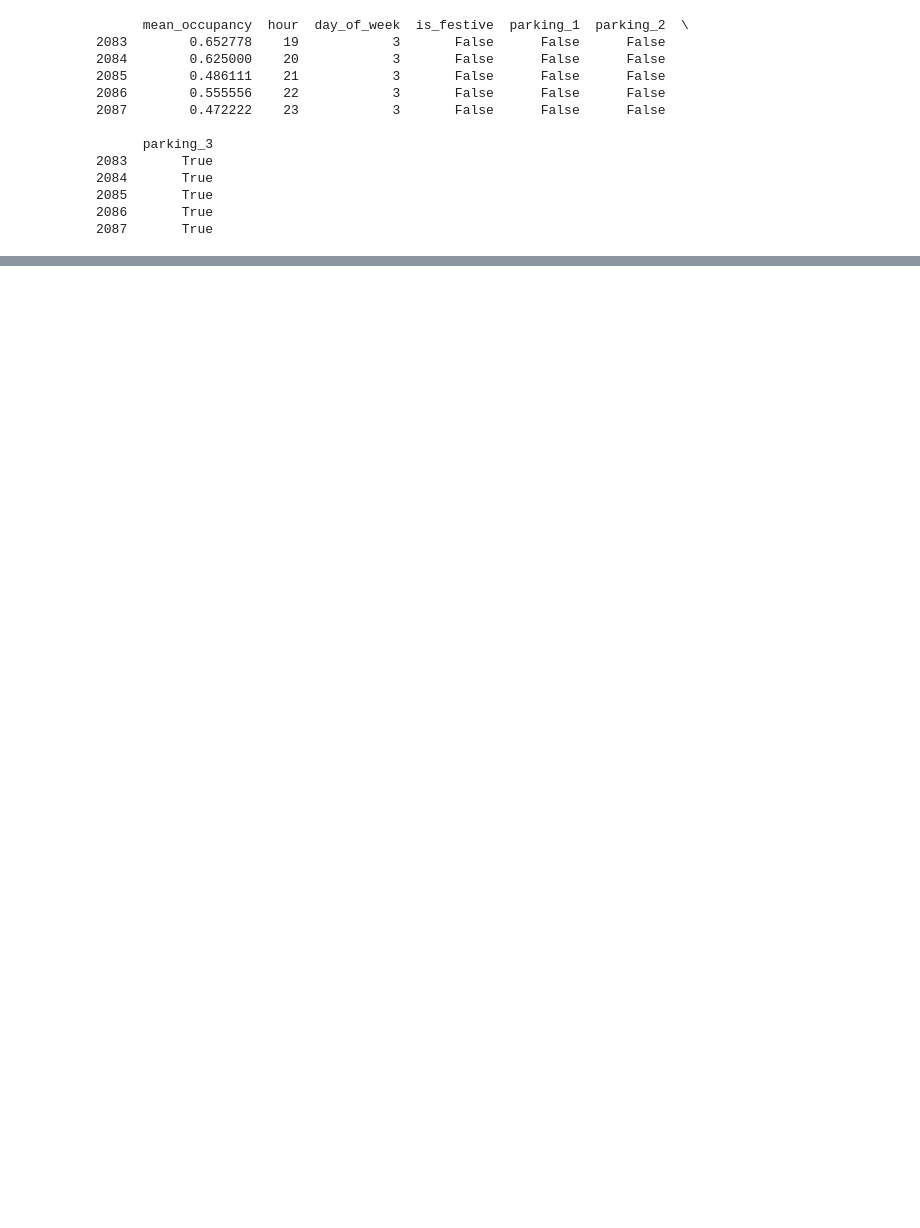
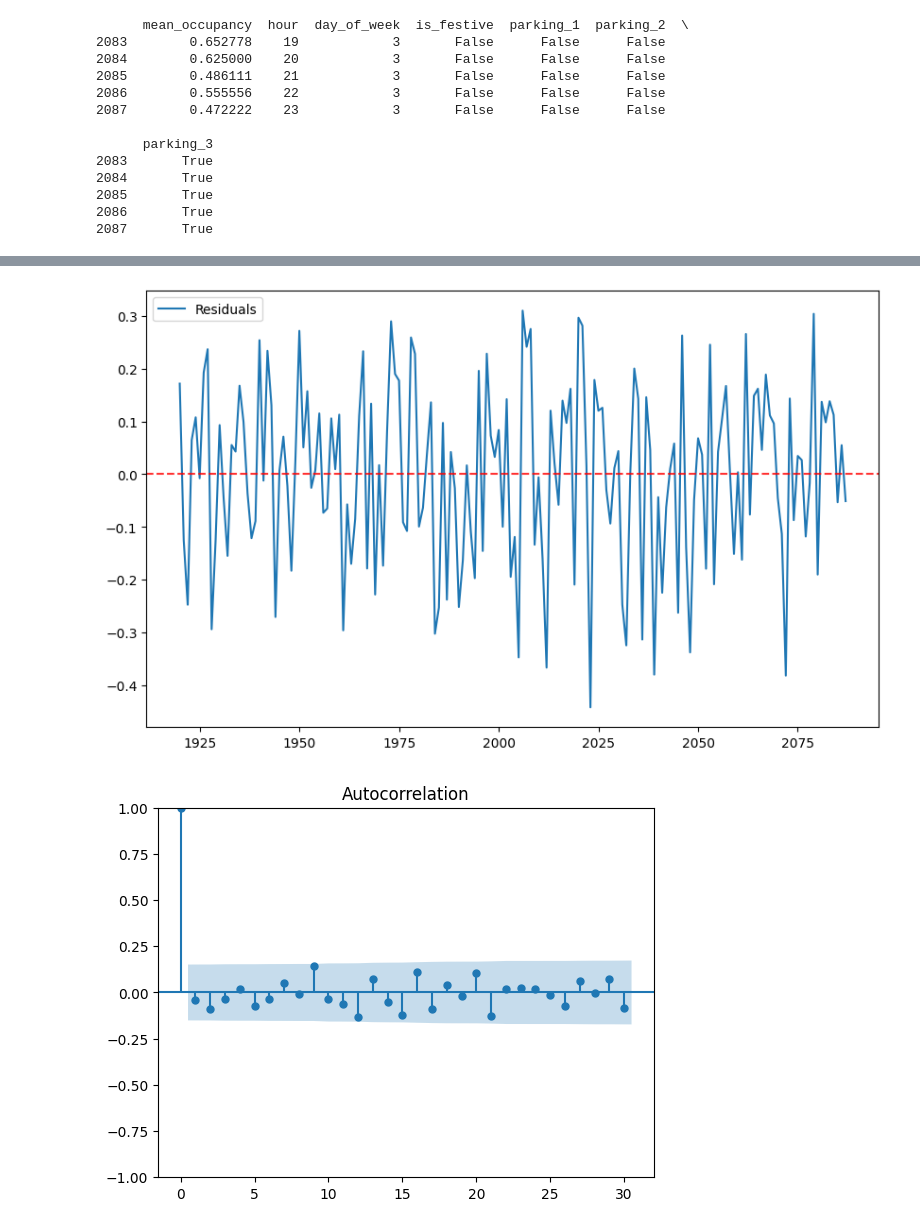
Before and after one commit to fradimassimo/SmartParkingSystem, a Jupyter notebook: data_processor/prov.ipynb, the cells around one changed output, grey strips where cells are left out. Cells and saved outputs as stored; diff of their text form; code cells hidden in the pictures; blank space fills up the shorter version.

```diff
--- a/data_processor/prov.ipynb
+++ b/data_processor/prov.ipynb
@@ -142,0 +150,18 @@ plt.show()
+# %%
+# Residuals
+residuals = test_data["mean_occupancy"] - forecast
+
+# Plot residuals
+plt.figure(figsize=(10, 6))
+plt.plot(residuals, label="Residuals")
+plt.axhline(0, color='red', linestyle='--', alpha=0.8)
+plt.legend()
+plt.show()
+
+# ACF Plot
+from statsmodels.graphics.tsaplots import plot_acf
+plot_acf(residuals.dropna(), lags=30)
+plt.show()
+# %% [output]
+[figure, added]
+[figure, added]
```
Also changed, not shown: parts of 6 cells of this notebook, 9 other files.
